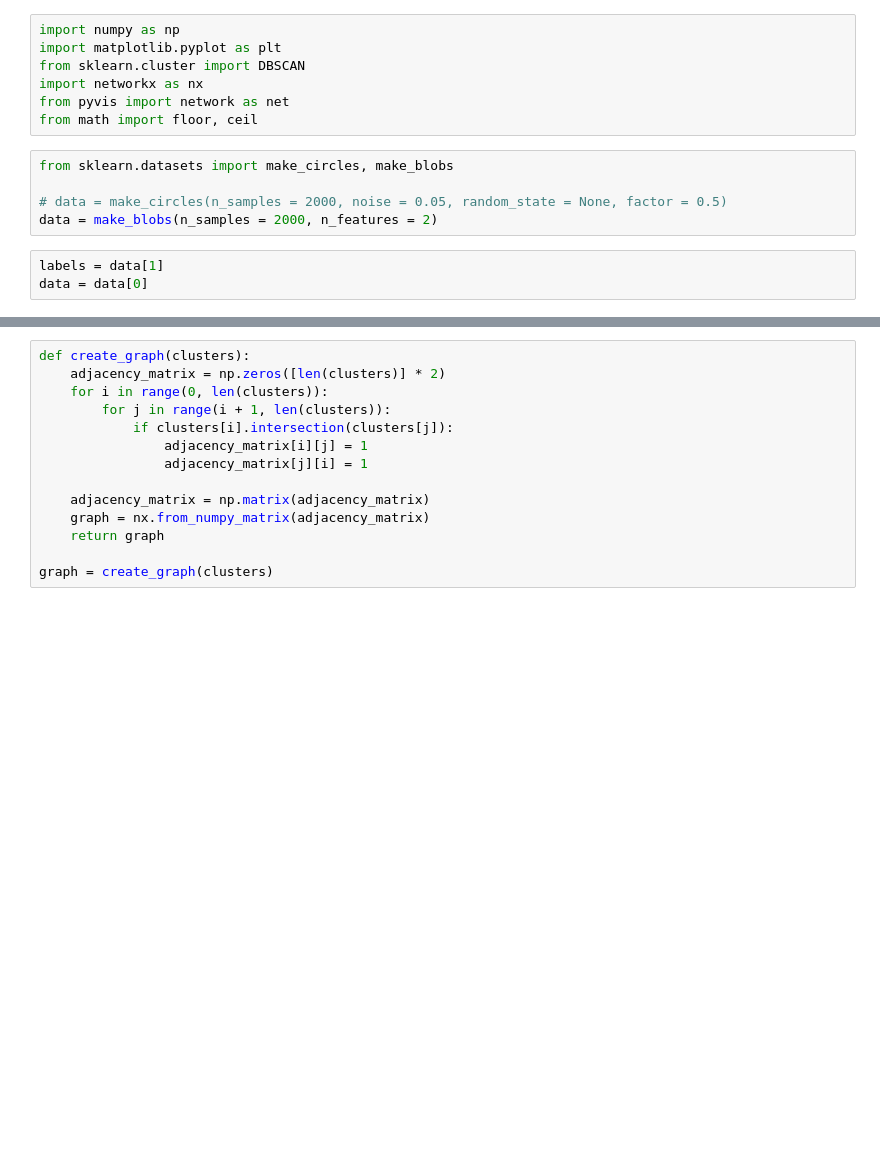
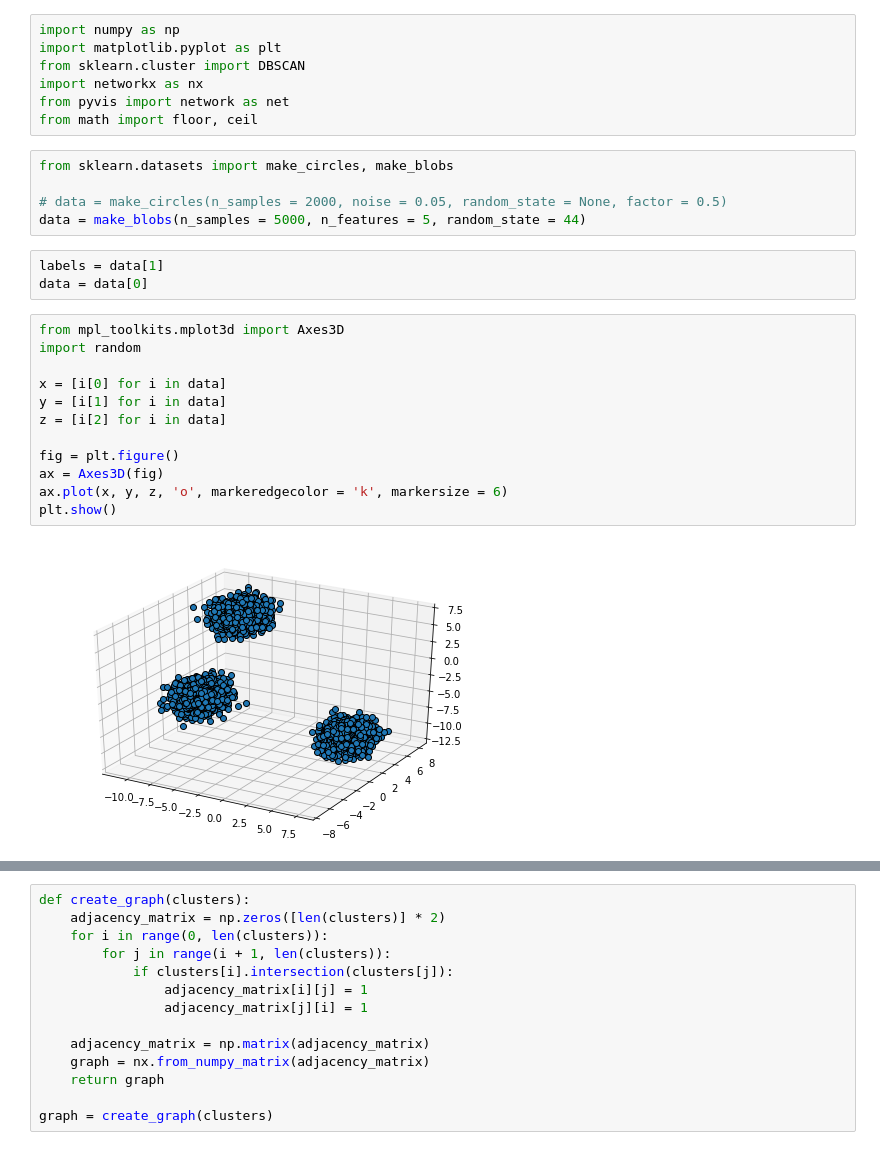
Before and after one commit to ThisWasntTaken/Topology-Mapper, a Jupyter notebook: notebook.ipynb, the cells around one changed output, grey strips where cells are left out. Saved outputs shown, nothing was run; the diff lists cells and outputs as text; blank space fills up the shorter version.

```diff
--- a/notebook.ipynb
+++ b/notebook.ipynb
@@ -9,10 +9,24 @@ from math import floor, ceil
 from sklearn.datasets import make_circles, make_blobs
 
 # data = make_circles(n_samples = 2000, noise = 0.05, random_state = None, factor = 0.5)
-data = make_blobs(n_samples = 2000, n_features = 2)
+data = make_blobs(n_samples = 5000, n_features = 5, random_state = 44)
 # %%
 labels = data[1]
 data = data[0]
+# %%
+from mpl_toolkits.mplot3d import Axes3D
+import random
+
+x = [i[0] for i in data]
+y = [i[1] for i in data]
+z = [i[2] for i in data]
+
+fig = plt.figure()
+ax = Axes3D(fig)
+ax.plot(x, y, z, 'o', markeredgecolor = 'k', markersize = 6)
+plt.show()
+# %% [output]
+[figure, added]
 # %%
 x = [i[0] for i in data]
 y = [i[1] for i in data]
```
Also changed, not shown: parts of 10 cells of this notebook, 8 other files.
